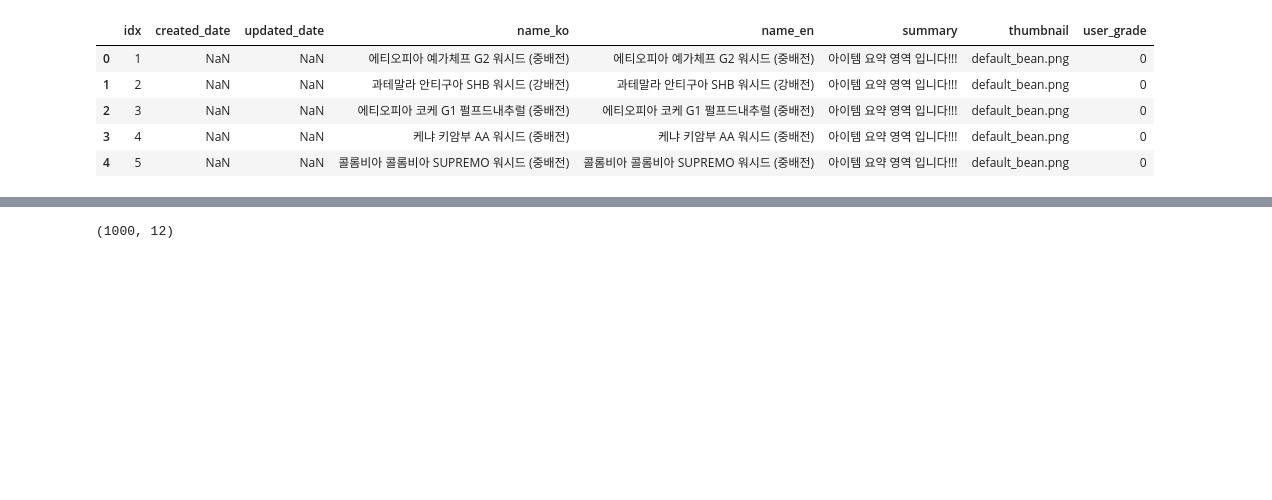
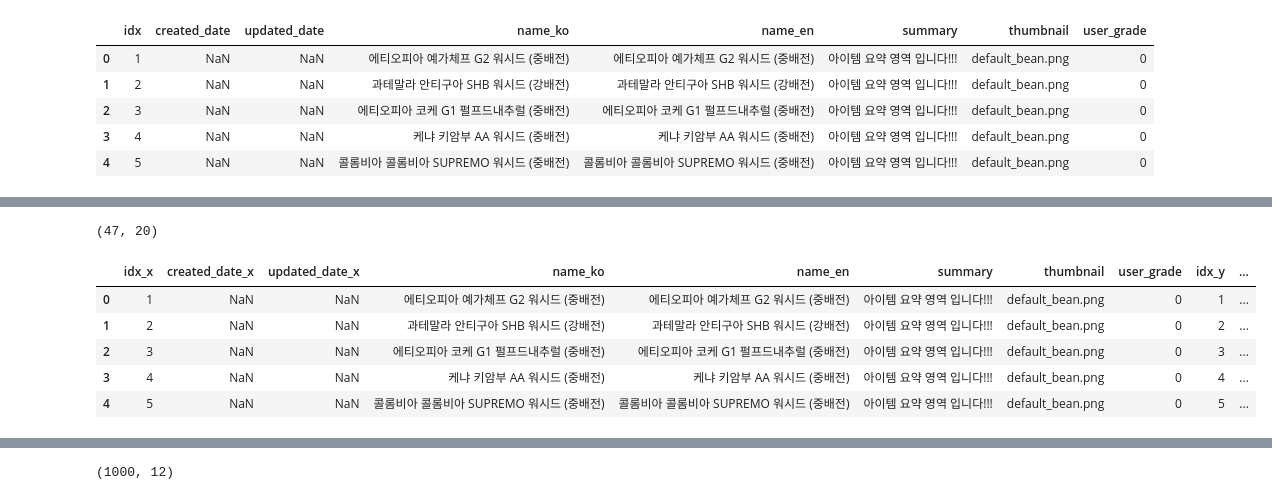
Before and after one commit to sanghyun0603/CoffeeBrew, a Jupyter notebook: server-recom/data/sql_dummy/user_review_dummy.ipynb, the cells around one changed output, grey strips where cells are left out. Saved outputs shown, nothing was run; the diff lists cells and outputs as text; code cells hidden in the pictures; blank space fills up the shorter version.

```diff
--- a/server-recom/data/sql_dummy/user_review_dummy.ipynb
+++ b/server-recom/data/sql_dummy/user_review_dummy.ipynb
@@ -40,0 +55,12 @@ bean_read.head()
+# %%
+bean_data = pd.merge(bean_read, bean_score_read, left_on='idx', right_on='bean_idx')
+print(bean_data.shape)
+bean_data.head()
+# %% [output]
+(47, 20)
+|  | idx_x | created_date_x | updated_date_x | name_ko | name_en | summary | thumbnail | user_grade | idx_y | ... |
+| 0 | 1 | NaN | NaN | 에티오피아 예가체프 G2 워시드 (중배전) | 에티오피아 예가체프 G2 워시드 (중배전) | 아이템 요약 영역 입니다!!! | default_bean.png | 0 | 1 | ... |
+| 1 | 2 | NaN | NaN | 과테말라 안티구아 SHB 워시드 (강배전) | 과테말라 안티구아 SHB 워시드 (강배전) | 아이템 요약 영역 입니다!!! | default_bean.png | 0 | 2 | ... |
+| 2 | 3 | NaN | NaN | 에티오피아 코케 G1 펄프드내추럴 (중배전) | 에티오피아 코케 G1 펄프드내추럴 (중배전) | 아이템 요약 영역 입니다!!! | default_bean.png | 0 | 3 | ... |
+| 3 | 4 | NaN | NaN | 케냐 키암부 AA 워시드 (중배전) | 케냐 키암부 AA 워시드 (중배전) | 아이템 요약 영역 입니다!!! | default_bean.png | 0 | 4 | ... |
+| 4 | 5 | NaN | NaN | 콜롬비아 콜롬비아 SUPREMO 워시드 (중배전) | 콜롬비아 콜롬비아 SUPREMO 워시드 (중배전) | 아이템 요약 영역 입니다!!! | default_bean.png | 0 | 5 | ... |
```
Also changed, not shown: parts of 10 cells of this notebook, 2 other files.
